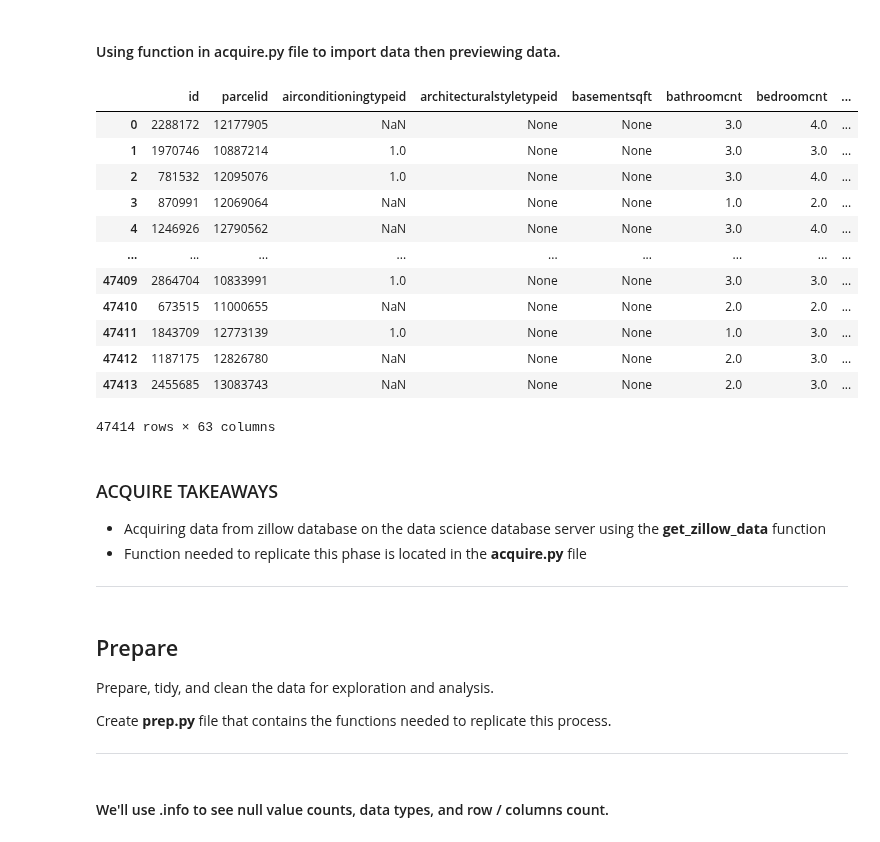
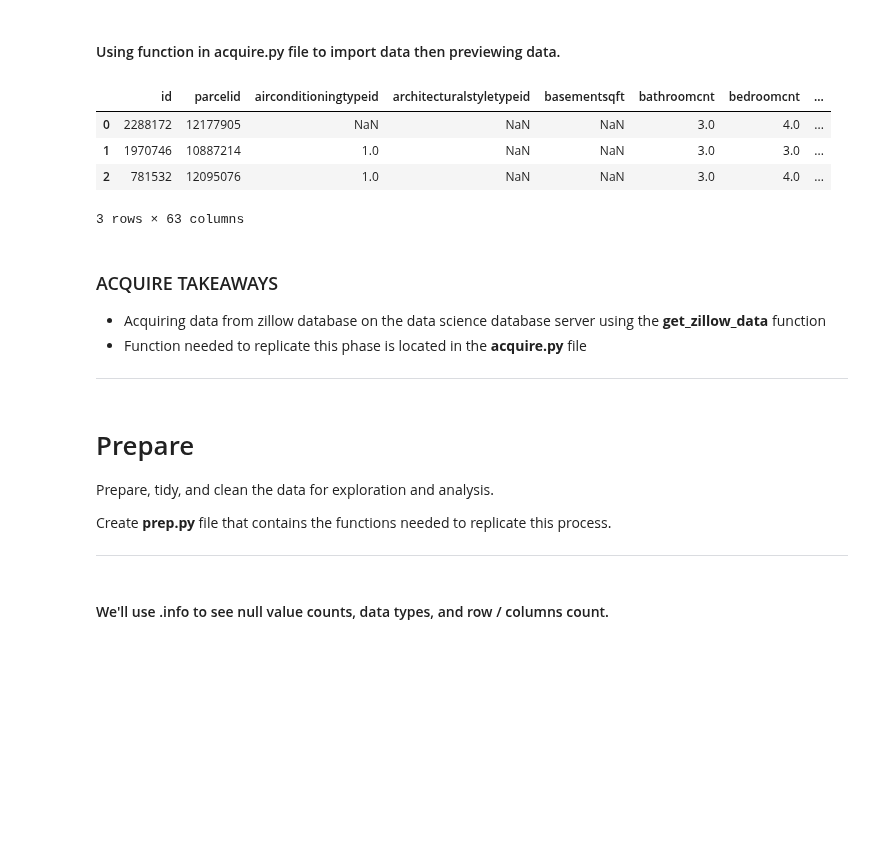
Before and after one commit to SamuelD-Data/zillow_clustering_project, a Jupyter notebook: zillow_clustering_project_notebook.ipynb, the cells around one changed output. Drawn from its saved outputs; the diff is of its cells as text; code cells hidden in the pictures; blank space fills up the shorter version.

```diff
--- a/zillow_clustering_project_notebook.ipynb
+++ b/zillow_clustering_project_notebook.ipynb
@@ -109,30 +118,22 @@ warnings.filterwarnings("ignore")
 # %%
 # create variable that will hold DF for easy access to data
 df = get_zillow_data()
 
 # previewing data
-df
+df.head(3)
 # %% [output]
 |  | id | parcelid | airconditioningtypeid | architecturalstyletypeid | basementsqft | bathroomcnt | bedroomcnt | ... |
-| 0 | 2288172 | 12177905 | NaN | None | None | 3.0 | 4.0 | ... |
-| 1 | 1970746 | 10887214 | 1.0 | None | None | 3.0 | 3.0 | ... |
-| 2 | 781532 | 12095076 | 1.0 | None | None | 3.0 | 4.0 | ... |
-| 3 | 870991 | 12069064 | NaN | None | None | 1.0 | 2.0 | ... |
-| 4 | 1246926 | 12790562 | NaN | None | None | 3.0 | 4.0 | ... |
-| ... | ... | ... | ... | ... | ... | ... | ... | ... |
-| 47409 | 2864704 | 10833991 | 1.0 | None | None | 3.0 | 3.0 | ... |
-| 47410 | 673515 | 11000655 | NaN | None | None | 2.0 | 2.0 | ... |
-| 47411 | 1843709 | 12773139 | 1.0 | None | None | 1.0 | 3.0 | ... |
-| 47412 | 1187175 | 12826780 | NaN | None | None | 2.0 | 3.0 | ... |
-| 47413 | 2455685 | 13083743 | NaN | None | None | 2.0 | 3.0 | ... |
+| 0 | 2288172 | 12177905 | NaN | NaN | NaN | 3.0 | 4.0 | ... |
+| 1 | 1970746 | 10887214 | 1.0 | NaN | NaN | 3.0 | 3.0 | ... |
+| 2 | 781532 | 12095076 | 1.0 | NaN | NaN | 3.0 | 4.0 | ... |
-47414 rows × 63 columns
+3 rows × 63 columns
 # %% [markdown]
 ### ACQUIRE TAKEAWAYS
 - Acquiring data from zillow database on the data science database server using the __get_zillow_data__ function
 - Function needed to replicate this phase is located in the __acquire.py__ file
 ***
 # %% [markdown]
-## Prepare
+# Prepare
 Prepare, tidy, and clean the data for exploration and analysis.
 
 Create __prep.py__ file that contains the functions needed to replicate this process.
```
Also changed, not shown: parts of 64 cells of this notebook.
